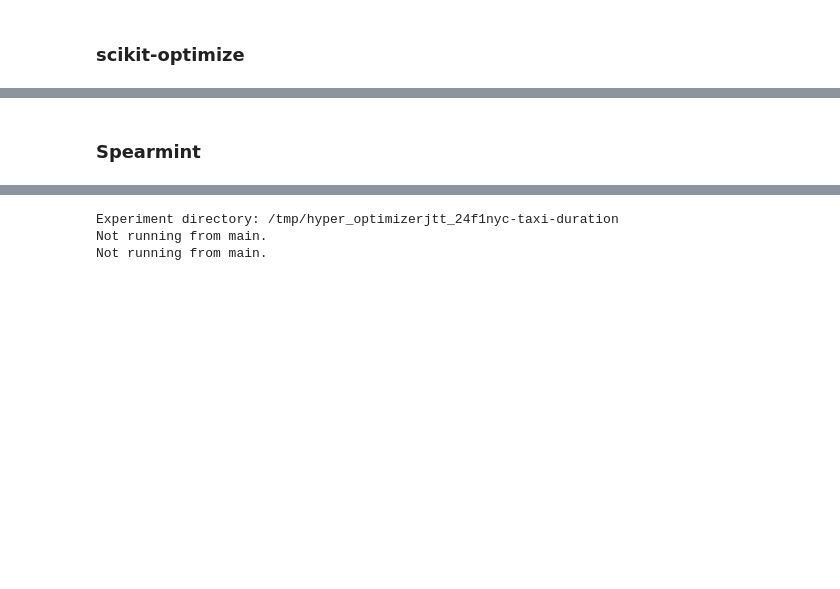
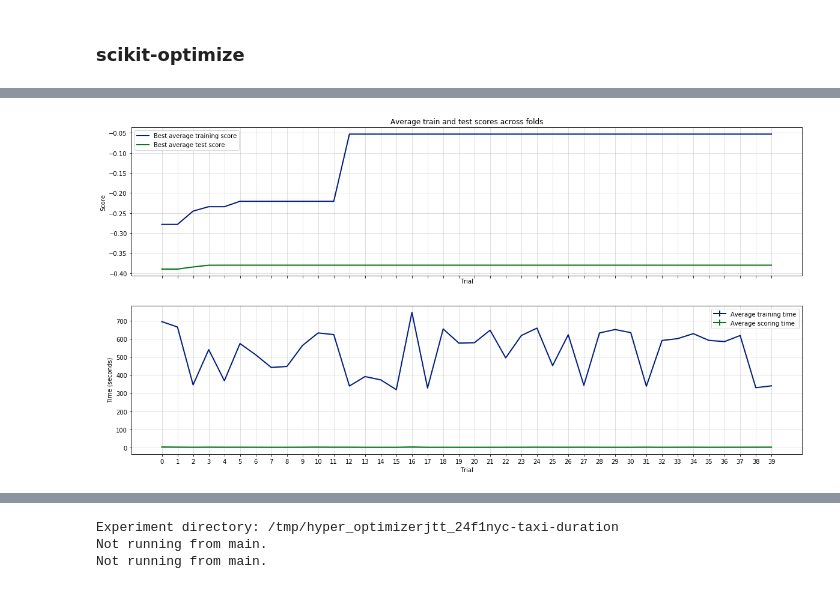
Before and after one commit to cebes/hyper-optimizer, a Jupyter notebook: main.ipynb, the cells around one changed output, grey strips where cells are left out. Cells and saved outputs as stored; diff of their text form; code cells hidden in the pictures; blank space fills up the shorter version.

Commit message:
added skopt result

```diff
--- a/main.ipynb
+++ b/main.ipynb
@@ -432,9 +432,10 @@ random_df
 ### scikit-optimize
 # %%
 from hyper_optimizer import SkOptOptimizer
+import time
 
 t = time.time()
-skopt_opt = SkOptOptimizer(estimator=XGBoostEstimator(), params=params, max_trials=60, cv=(Xv, yv),
-                     random_state=42, n_jobs=20)
+skopt_opt = SkOptOptimizer(estimator=XGBoostEstimator(), params=params, max_trials=40, cv=(Xv, yv),
+                     random_state=42, n_jobs=1)
 skopt_opt.fit(Xtr, ytr)
 print('Total time: {}'.format(time.time() - t))
@@ -441,2 +460,4 @@ print('Total time: {}'.format(time.time() - t))
-# %% [markdown]
-### Spearmint
+# %%
+skopt_opt.history_.plot()
+# %% [output]
+[figure, added]
```
Also changed, not shown: parts of 10 cells of this notebook, 1 other file.
